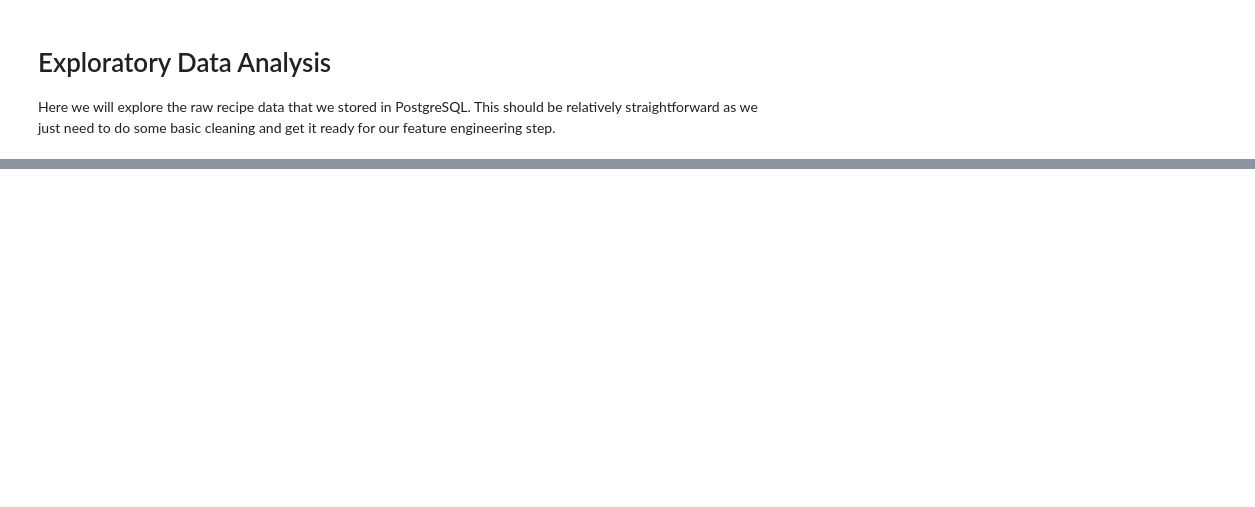
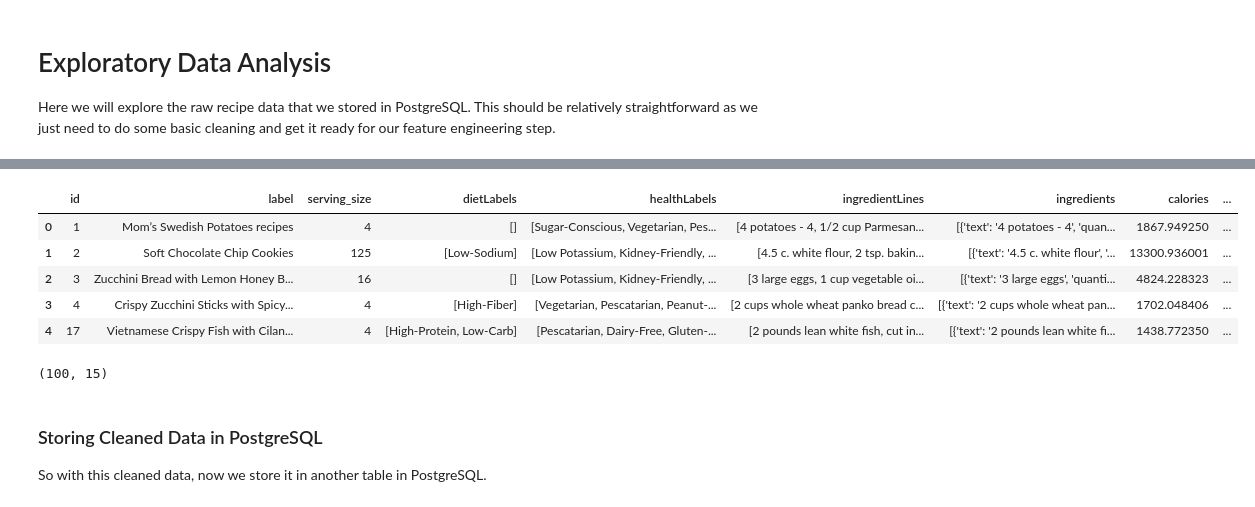
Before and after one commit to RavinderRai/iifymate, a Jupyter notebook: notebooks/ml_calorie_estimation/data_exploration.ipynb, the cells around one changed output, grey strips where cells are left out. Cells and saved outputs as stored; diff of their text form; code cells hidden in the pictures; blank space fills up the shorter version.

Commit message:
cleaned data to prep for feature engineering [skip ci]

```diff
--- a/notebooks/ml_calorie_estimation/data_exploration.ipynb
+++ b/notebooks/ml_calorie_estimation/data_exploration.ipynb
@@ -53,0 +196,2 @@ df.head(2)
+# %%
+df = df.rename(columns={'yield_': 'serving_size'})
@@ -53,0 +200,12 @@ df.head(2)
+# %%
+import ast
+
+def clean_ingredients(ingredients):
+    if isinstance(ingredients, str):
+        ingredients = ast.literal_eval(ingredients)
+    return [{'text': ing['text'],
+            'quantity': float(ing['quantity']) if 'quantity' in ing else 0.0,
+            'measure': ing['measure'] if 'measure' in ing else 'unit'}
+            for ing in ingredients]
+
+df['ingredients'] = df['ingredients'].apply(clean_ingredients)
@@ -53,0 +227,4 @@ df.head(2)
+# %%
+numeric_columns = ['calories', 'totalWeight', 'totalTime']
+for col in numeric_columns:
+    df[col] = pd.to_numeric(df[col], errors='coerce')
@@ -53,0 +266,8 @@ df.head(2)
+# %%
+def clean_nutrients(nutrients):
+    if isinstance(nutrients, str):
+        nutrients = ast.literal_eval(nutrients)
+    return {v['label']: {'quantity': v['quantity'], 'unit': v['unit']} for k, v in nutrients.items()}
+
+df['totalNutrients'] = df['totalNutrients'].apply(clean_nutrients)
+df['totalNutrients'][0]
@@ -53,0 +292,17 @@ df.head(2)
+# %%
+df.head()
+# %% [output]
+|  | id | label | serving_size | dietLabels | healthLabels | ingredientLines | ingredients | calories | ... |
+| 0 | 1 | Mom’s Swedish Potatoes recipes | 4 | [] | [Sugar-Conscious, Vegetarian, Pes... | [4 potatoes - 4, 1/2 cup Parmesan... | [{'text': '4 potatoes - 4', 'quan... | 1867.949250 | ... |
+| 1 | 2 | Soft Chocolate Chip Cookies | 125 | [Low-Sodium] | [Low Potassium, Kidney-Friendly, ... | [4.5 c. white flour, 2 tsp. bakin... | [{'text': '4.5 c. white flour', '... | 13300.936001 | ... |
+| 2 | 3 | Zucchini Bread with Lemon Honey B... | 16 | [] | [Low Potassium, Kidney-Friendly, ... | [3 large eggs, 1 cup vegetable oi... | [{'text': '3 large eggs', 'quanti... | 4824.228323 | ... |
+| 3 | 4 | Crispy Zucchini Sticks with Spicy... | 4 | [High-Fiber] | [Vegetarian, Pescatarian, Peanut-... | [2 cups whole wheat panko bread c... | [{'text': '2 cups whole wheat pan... | 1702.048406 | ... |
+| 4 | 17 | Vietnamese Crispy Fish with Cilan... | 4 | [High-Protein, Low-Carb] | [Pescatarian, Dairy-Free, Gluten-... | [2 pounds lean white fish, cut in... | [{'text': '2 pounds lean white fi... | 1438.772350 | ... |
+# %%
+df.shape
+# %% [output]
+(100, 15)
+# %% [markdown]
+### Storing Cleaned Data in PostgreSQL
+
+So with this cleaned data, now we store it in another table in PostgreSQL.
```
Also changed, not shown: parts of 31 cells of this notebook.
